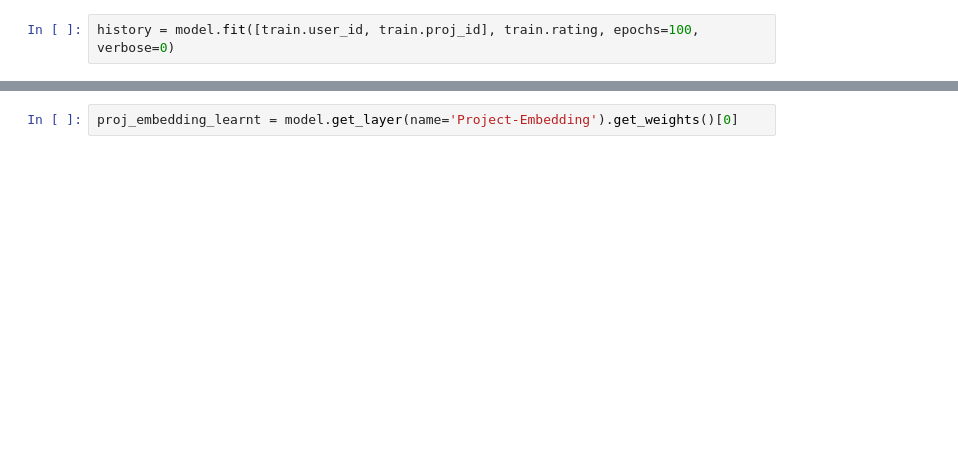
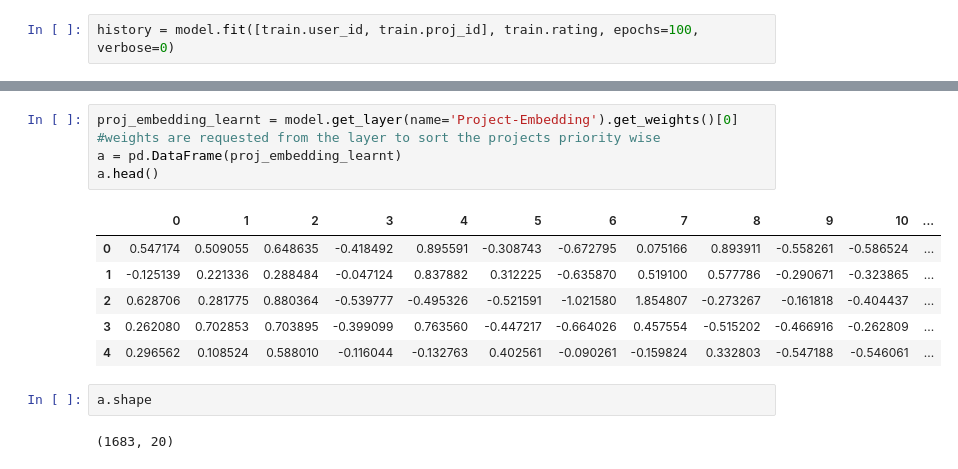
Before and after one commit to ANIRUDH-19BCS6136/Deep-Learning, a Jupyter notebook: Collaborative_filtering_with_TensorFlow_RS.ipynb, the cells around one changed output, grey strips where cells are left out. Cells and saved outputs as stored; diff of their text form; blank space fills up the shorter version.

```diff
--- a/Collaborative_filtering_with_TensorFlow_RS.ipynb
+++ b/Collaborative_filtering_with_TensorFlow_RS.ipynb
@@ -86,3 +104,16 @@ results = model.evaluate((test.user_id, test.proj_id), test.rating, batch_size=1
 # %%
-proj_embedding_learnt = model.get_layer(name='Project-Embedding').get_weights()[0]
+proj_embedding_learnt = model.get_layer(name='Project-Embedding').get_weights()[0] #weights are requested from the layer to sort the projects priority wise
+a = pd.DataFrame(proj_embedding_learnt)
+a.head()
+# %% [output]
+|  | 0 | 1 | 2 | 3 | 4 | 5 | 6 | 7 | 8 | 9 | 10 | ... |
+| 0 | 0.547174 | 0.509055 | 0.648635 | -0.418492 | 0.895591 | -0.308743 | -0.672795 | 0.075166 | 0.893911 | -0.558261 | -0.586524 | ... |
+| 1 | -0.125139 | 0.221336 | 0.288484 | -0.047124 | 0.837882 | 0.312225 | -0.635870 | 0.519100 | 0.577786 | -0.290671 | -0.323865 | ... |
+| 2 | 0.628706 | 0.281775 | 0.880364 | -0.539777 | -0.495326 | -0.521591 | -1.021580 | 1.854807 | -0.273267 | -0.161818 | -0.404437 | ... |
+| 3 | 0.262080 | 0.702853 | 0.703895 | -0.399099 | 0.763560 | -0.447217 | -0.664026 | 0.457554 | -0.515202 | -0.466916 | -0.262809 | ... |
+| 4 | 0.296562 | 0.108524 | 0.588010 | -0.116044 | -0.132763 | 0.402561 | -0.090261 | -0.159824 | 0.332803 | -0.547188 | -0.546061 | ... |
+# %%
+a.shape
+# %% [output]
+(1683, 20)
 # %%
```
Also changed, not shown: parts of 14 cells of this notebook.
